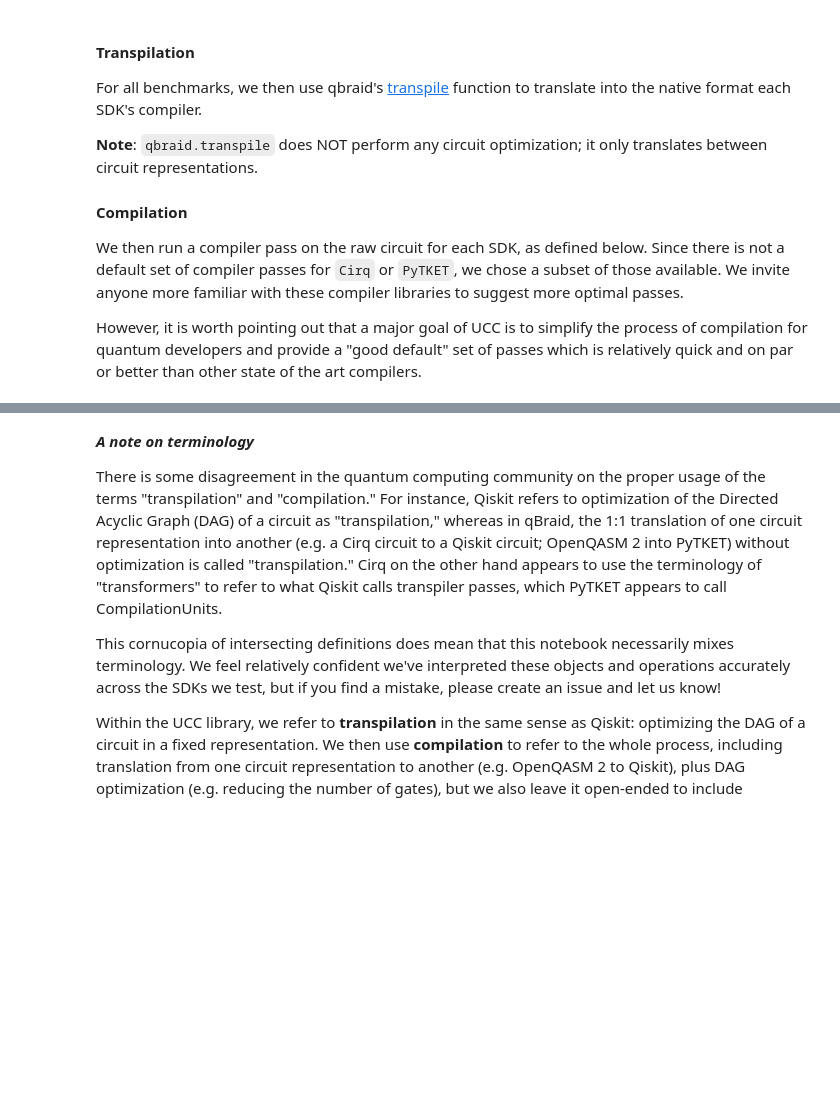
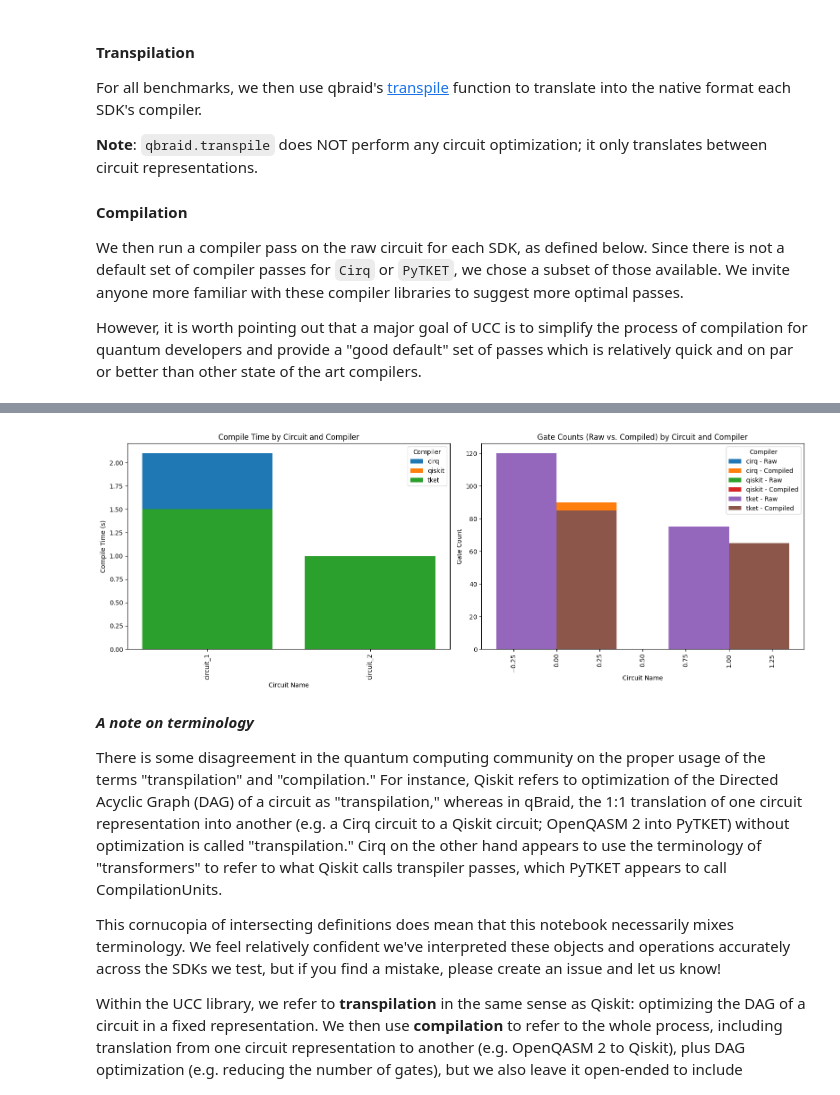
Before and after one commit to xs-es/ucc, a Jupyter notebook: benchmarks/ucc_benchmarks.ipynb, the cells around one changed output, grey strips where cells are left out. Drawn from its saved outputs; the diff is of its cells as text; code cells hidden in the pictures; blank space fills up the shorter version.

```diff
--- a/benchmarks/ucc_benchmarks.ipynb
+++ b/benchmarks/ucc_benchmarks.ipynb
@@ -31,7 +31,7 @@ qasm_files = [folder + file for file in [
     "benchpress/qft_N100.qasm",
     "benchpress/qv_N100_12345.qasm",
     "benchpress/square_heisenberg_N100.qasm",
-    "ucc/prep_select100_ghz.qasm",
+    # "ucc/prep_select100_ghz.qasm",
     "ucc/qcnn_N100_7layers.qasm"
     ]]
 # %%
@@ -137,5 +144,7 @@ for filename in qasm_files:
             log_entry['compiler'] = alias
             log_entry['circuit_name'] = filename.split('/')[-1]
             print(log_entry)
+            log_entry['raw_circuit'] = native_circuit
+            log_entry['compiled_circuit'] = compiled
             results_log.append(log_entry)
 # %% [output]
@@ -208,3 +175,44 @@ little_df
+# %%
+import pandas as pd
+import matplotlib.pyplot as plt
+
+# Convert results_log to a DataFrame
+df = pd.DataFrame(results_log)
+
+# Create a 1x2 subplot grid
+fig, ax = plt.subplots(1, 2, figsize=(16, 6))
+
+# Plot 1: Compile Time by Circuit and Compiler
+for key, grp in df.groupby("compiler"):
+    ax[0].bar(grp["circuit_name"], grp["compile_time"], label=key)
+
+# Setting labels and formatting
+ax[0].set_title("Compile Time by Circuit and Compiler")
+ax[0].set_xlabel("Circuit Name")
+ax[0].set_ylabel("Compile Time (s)")
+ax[0].legend(title="Compiler")
+ax[0].tick_params(axis='x', rotation=90)  # Rotate x-axis labels
+
+# Plot 2: Gate Count (Raw vs. Compiled) by Circuit and Compiler
+for key, grp in df.groupby("compiler"):
+    # Plot the raw and compiled gate counts side-by-side
+    width = 0.35  # Width of the bars
+    x = range(len(grp["circuit_name"]))
+    ax[1].bar([pos - width/2 for pos in x], grp["raw_gates"], width=width, label=f"{key} - Raw")
+    ax[1].bar([pos + width/2 for pos in x], grp["compiled_gates"], width=width, label=f"{key} - Compiled")
+
+# Setting labels and formatting
+ax[1].set_title("Gate Counts (Raw vs. Compiled) by Circuit and Compiler")
+ax[1].set_xlabel("Circuit Name")
+ax[1].set_ylabel("Gate Count")
+ax[1].tick_params(axis='x', rotation=90)  # Rotate x-axis labels
+ax[1].legend(title="Compiler")
+
+# Show the plot
+plt.tight_layout()
+plt.show()
+# %% [output]
+[figure, added]
 # %% [markdown]
 ***A note on terminology***
 
```
Also changed, not shown: parts of 5 cells of this notebook.
